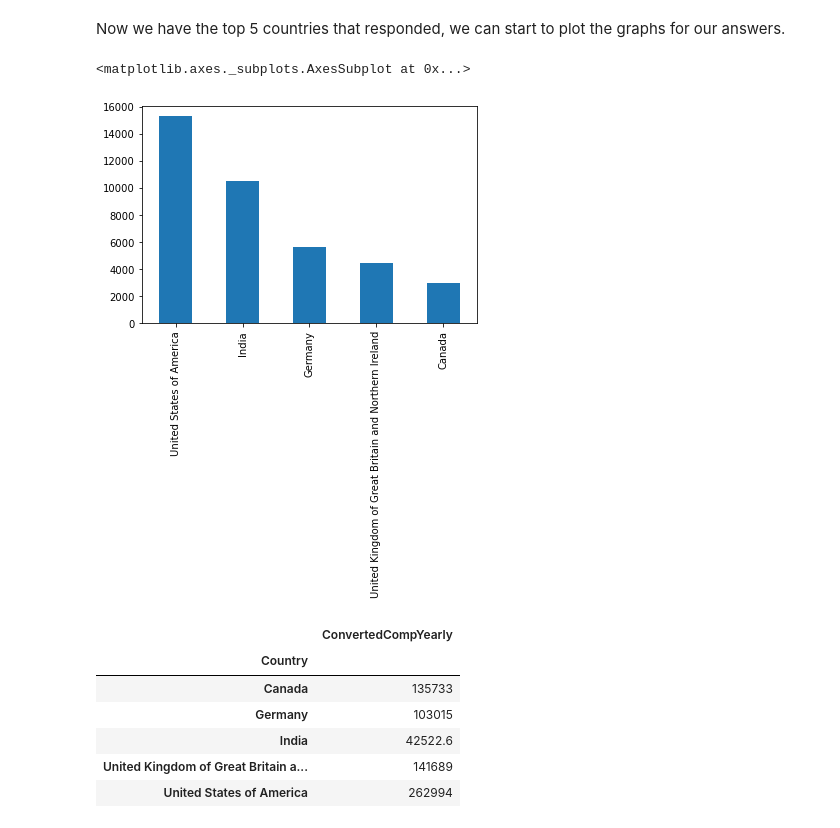
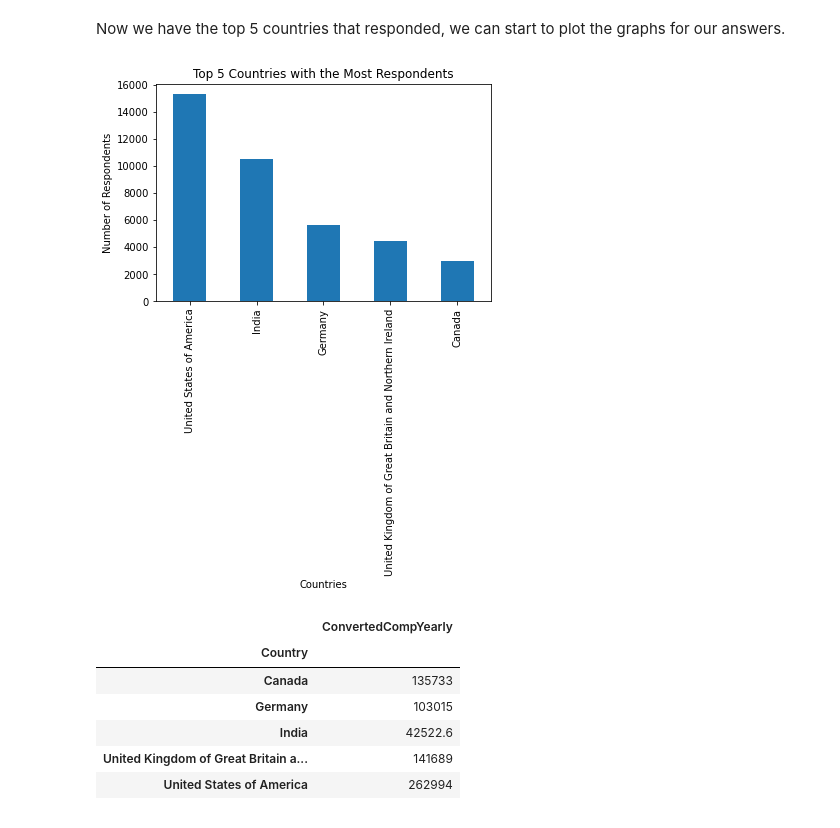
Before and after one commit to cleff1/StackOverflow-2021-survey-Project, a Jupyter notebook: StackOverflow-2021-survey-Project.ipynb, the cells around one changed output. Saved outputs shown, nothing was run; the diff lists cells and outputs as text; code cells hidden in the pictures.

```diff
--- a/StackOverflow-2021-survey-Project.ipynb
+++ b/StackOverflow-2021-survey-Project.ipynb
@@ -245,10 +253,13 @@ Now we have the top 5 countries that responded, we can start to plot the graphs
 # %%
 #Plot the top 5 countries to view the data
 
 top_countries.plot(kind = 'bar')
+plt.xlabel("Countries")
+plt.ylabel("Number of Respondents")
+plt.title("Top 5 Countries with the Most Respondents")
+plt.show()
 # %% [output]
-<matplotlib.axes._subplots.AxesSubplot at 0x...>
-[figure, old version]
+[figure, new version]
 # %%
 # Create a dataframe to get the average annual compensation for the top 5 countries that responded
 
```
Also changed, not shown: parts of 7 cells of this notebook.
